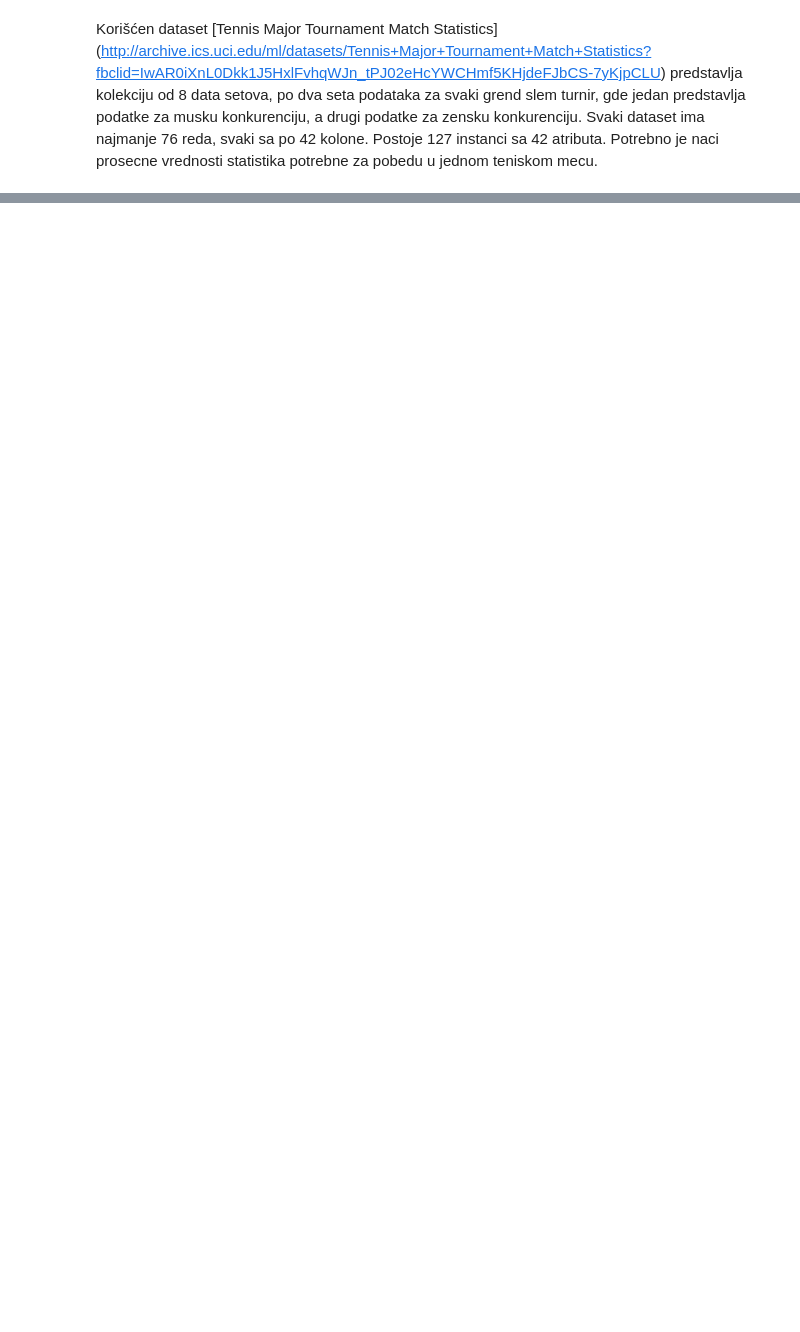
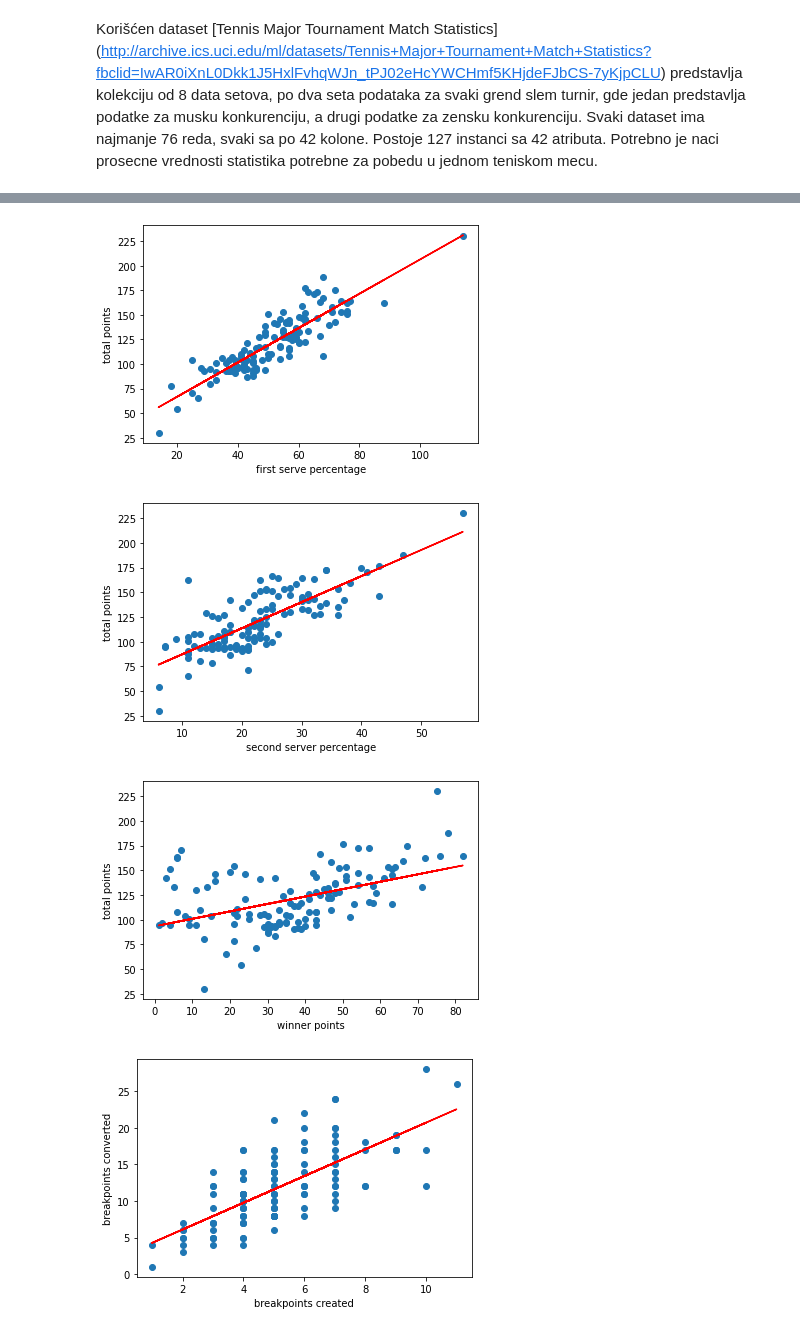
Before and after one commit to StefanMladenov/MU, a Jupyter notebook: 1.Domaci.ipynb, the cells around one changed output, grey strips where cells are left out. Saved outputs shown, nothing was run; the diff lists cells and outputs as text; code cells hidden in the pictures; blank space fills up the shorter version.

```diff
--- a/1.Domaci.ipynb
+++ b/1.Domaci.ipynb
@@ -24,0 +80,69 @@ dataset
+# %%
+#first serve/totals percentage
+X1 = df_result.iloc[:, 1].values.reshape(-1, 1) # first serve percentage
+Y1 = df_result.iloc[:, 12].values.reshape(-1, 1) # total points
+linear_regressor = LinearRegression()
+linear_regressor.fit(X1, Y1)
+Y_pred = linear_regressor.predict(X1)
+
+plt.scatter(X1, Y1)
+plt.plot(X1, Y_pred, color='red')
+plt.xlabel("first serve percentage")
+plt.ylabel("total points")
+plt.show()
+# second serve/totals percentage
+X = df_result.iloc[:, 3].values.reshape(-1, 1) # second server percentage
+Y = df_result.iloc[:, 12].values.reshape(-1, 1) # total points
+linear_regressor = LinearRegression()
+linear_regressor.fit(X, Y)
+Y_pred = linear_regressor.predict(X)
+
+plt.scatter(X, Y)
+plt.plot(X, Y_pred, color='red')
+plt.xlabel("second server percentage")
+plt.ylabel("total points")
+plt.show()
+
+# winner/totals percentage
+X2 = df_result.iloc[:, 6].values.reshape(-1, 1) # winner points
+Y2 = df_result.iloc[:, 12].values.reshape(-1, 1) # total points
+linear_regressor = LinearRegression()
+linear_regressor.fit(X2,Y2)
+Y_pred = linear_regressor.predict(X2)
+
+plt.scatter(X2, Y2)
+plt.plot(X2, Y_pred, color='red')
+plt.xlabel("winner points")
+plt.ylabel("total points")
+plt.show()
+
+# breakpoint created/converted percentage
+X3 = df_result.iloc[:, 8].values.reshape(-1, 1) # breakpoints created
+Y3 = df_result.iloc[:, 9].values.reshape(-1, 1) # breakpoints converted
+linear_regressor = LinearRegression()
+linear_regressor.fit(X3,Y3)
+Y_pred = linear_regressor.predict(X3)
+
+plt.scatter(X3, Y3)
+plt.plot(X3, Y_pred, color='red')
+plt.xlabel("breakpoints created")
+plt.ylabel("breakpoints converted")
+plt.show()
+
+# winners/unforced errors
+X4 = df_result.iloc[:, 5].values.reshape(-1, 1) # winners
+Y4 = df_result.iloc[:, 6].values.reshape(-1, 1) # unforced errors
+linear_regressor = LinearRegression()
+linear_regressor.fit(X4,Y4)
+Y_pred = linear_regressor.predict(X4)
+
+plt.scatter(X4, Y4)
+plt.plot(X4, Y_pred, color='red')
+plt.xlabel("winners")
+plt.ylabel("unforced errors")
+plt.show()
+# %% [output]
+[figure, added]
+[figure, added]
+[figure, added]
+[figure, added]
```
Also changed, not shown: parts of 15 cells of this notebook, 1 other file.
